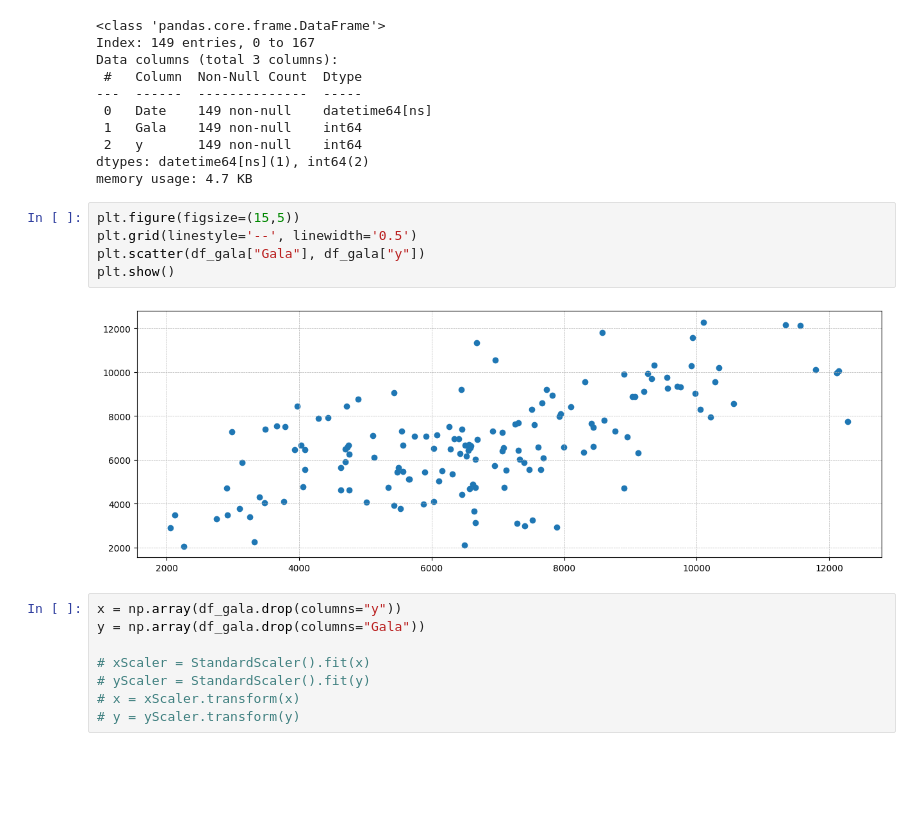
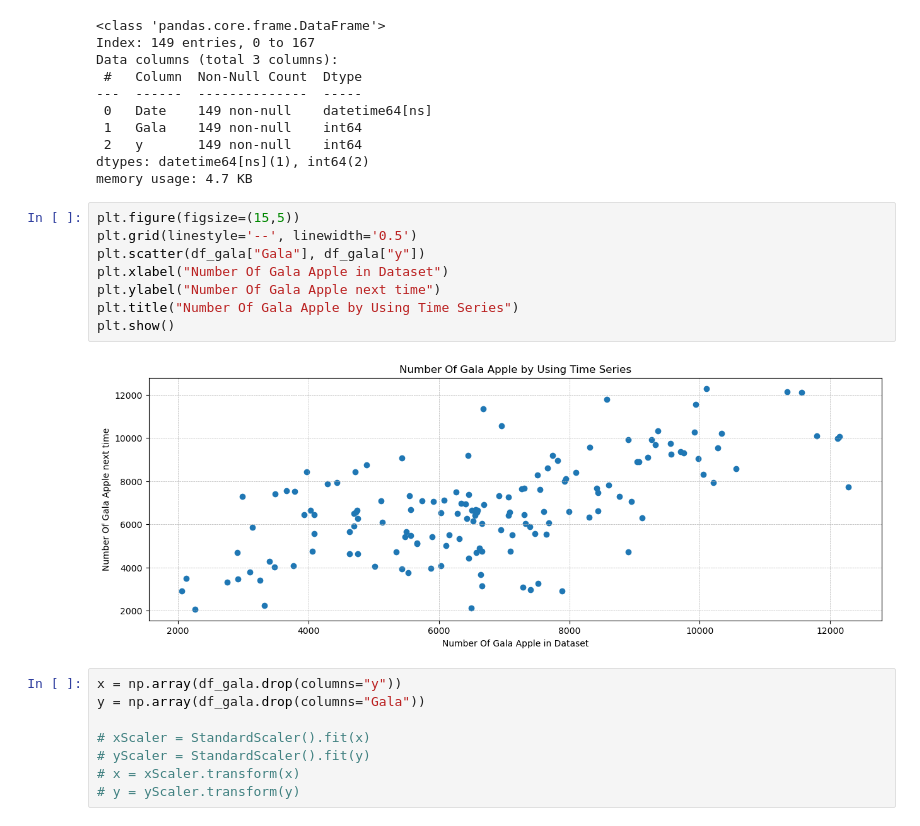
Before and after one commit to OatKID/RegressionMiniProject, a Jupyter notebook: algorithm/Gala/1_predict_1/linear_regression.ipynb, the cells around one changed output. Drawn from its saved outputs; the diff is of its cells as text; blank space fills up the shorter version.

Commit message:
rewrite script of gala in algorithm

```diff
--- a/algorithm/Gala/1_predict_1/linear_regression.ipynb
+++ b/algorithm/Gala/1_predict_1/linear_regression.ipynb
@@ -69,10 +71,13 @@ memory usage: 4.7 KB
 # %%
 plt.figure(figsize=(15,5))
 plt.grid(linestyle='--', linewidth='0.5')
 plt.scatter(df_gala["Gala"], df_gala["y"])
+plt.xlabel("Number Of Gala Apple in Dataset")
+plt.ylabel("Number Of Gala Apple next time")
+plt.title("Number Of Gala Apple by Using Time Series")
 plt.show()
 # %% [output]
-[figure, old version]
+[figure, new version]
 # %%
 x = np.array(df_gala.drop(columns="y"))
 y = np.array(df_gala.drop(columns="Gala"))
```
Also changed, not shown: parts of 7 cells of this notebook, 7 other files.
